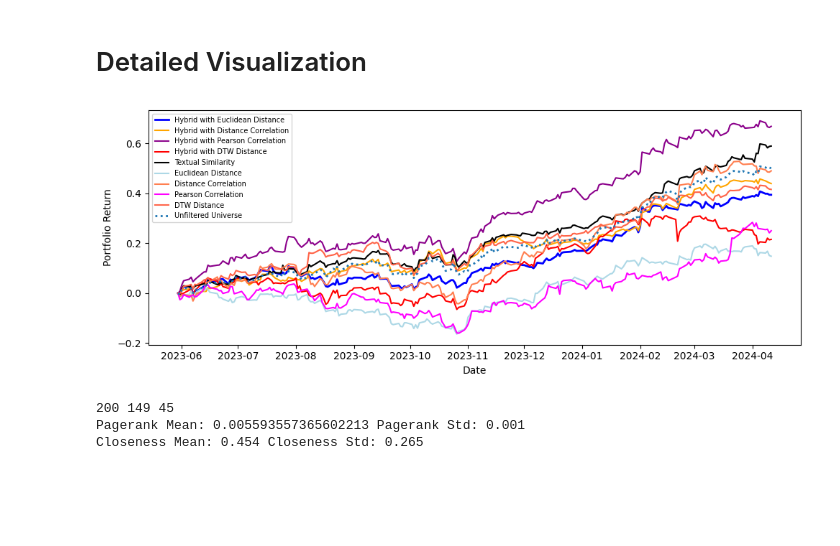
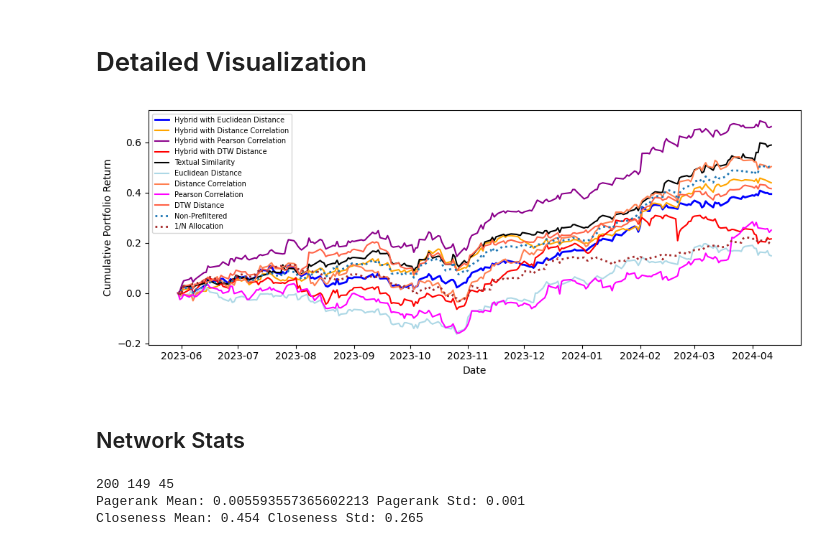
Before and after one commit to asarm/InUCoN, a Jupyter notebook: allocation_test_usa.ipynb, the cells around one changed output. Cells and saved outputs as stored; diff of their text form; code cells hidden in the pictures; blank space fills up the shorter version.

```diff
--- a/allocation_test_usa.ipynb
+++ b/allocation_test_usa.ipynb
@@ -15,23 +12,30 @@ def get_filtered_universe(preparer_obj, ts, tx, threshold, snapshot_start_id=0,
     preparer_obj.calculate_similarity_matrix(node_count=200, snapshot_start_id=snapshot_start_id, snapshot_end_id=snapshot_end_id)
     preparer_obj.calculate_final_communes()
     node_metrics = preparer_obj.calculate_node_metrics()
-    node_metrics["stock"] = preparer.stock2id.index
+    node_metrics["stock"] = preparer_obj.stock2id.index
 
-    centrality_threshold = node_metrics.centrality.mean()
-    investment_universe = node_metrics.reset_index()[(node_metrics.centrality < centrality_threshold)]
+    # centrality_threshold = node_metrics.centrality.mean()
+    # investment_universe = node_metrics.reset_index()[(node_metrics.centrality < centrality_threshold)]
+
+    investment_universe = node_metrics.reset_index()
     pagerank_threshold = investment_universe.pagerank.mean() + investment_universe.pagerank.std() / 2
     investment_universe = investment_universe[(investment_universe.pagerank > pagerank_threshold)]
 
     return investment_universe.stock
 # %%
 iteration_count = 5
-
+'''
 allocation_results = {
                       "pearson": {"path": "calculated_data/historical_ts_sim_pearson.pkl"},
                       "dist_corr": {"path": "calculated_data/historical_ts_sim_distCorr.pkl"},
                       "euclidean": {"path": "calculated_data/historical_ts_sim.pkl"},
                       "dtw": {"path": "calculated_data/historical_ts_sim_dtw.pkl"}
                       }
+'''
+allocation_results = {
+                      "pearson": {"path": "calculated_data/historical_ts_sim_pearson.pkl"}
+                      }
+'''
 hybrid_weights = {
     "dist_corr": [0.55, 0.45, 0.35], # ts, tx, threshold
     "pearson": [0.45, 0.55, 0.3],
@@ -39,6 +43,11 @@ hybrid_weights = {
     "euclidean": [0.35, 0.65, 0.25]
 }
 combinations = [{"id":0, "ts": 0.55, "tx": 0.45}, {"id":1, "ts": 0.0, "tx": 1.0}, {"id":2, "ts": 1.0, "tx": 0.0}]
+'''
+hybrid_weights = {
+    "pearson": [0.45, 0.55, 0.3],
+}
+combinations = [{"id":0, "ts": 0.55, "tx": 0.45}]
 
 preparer = DataPreparer(
         data_path="cold_data/description_vectors.pkl",
@@ -121,3 +142,10 @@ print("Return:", mean_variance_return[0])
 # %% [output]
 You must convert self.cov to a positive definite matrix
 Return: 0.5007765461220697
+# %%
+nOptim = pd.DataFrame()
+nOptim.index = preparer.stockData.columns
+nOptim["weights"] = 1/len(nOptim.index)
+# %%
+nOptimResult = allocator.calculate_cumulative_return(nOptim, stockData=preparer.stockData, startDate=trade_start_date)
+print("Return:", nOptimResult[0])
@@ -150,27 +180,30 @@ data_index = [datetime.datetime.strptime(date, '%Y-%m-%d') for date in data_inde
 # %%
 # Plot 1
 plt.figure(figsize=(10, 4))
 plt.plot(pd.Series(np.mean(allocation_results["euclidean"][0], axis=0), index=data_index), label="Hybrid with Euclidean Distance", color="blue",  linewidth=2)
 plt.plot(pd.Series(np.mean(allocation_results["dist_corr"][0], axis=0), index=data_index), label="Hybrid with Distance Correlation", color="orange")
 plt.plot(pd.Series(np.mean(allocation_results["pearson"][0], axis=0), index=data_index), label="Hybrid with Pearson Correlation", color="darkmagenta")
 plt.plot(pd.Series(np.mean(allocation_results["dtw"][0], axis=0), index=data_index), label="Hybrid with DTW Distance", color="red")
 plt.plot(pd.Series(np.mean(allocation_results["euclidean"][1], axis=0), index=data_index), label="Textual Similarity", color="black")
 
 plt.plot(pd.Series(np.mean(allocation_results["euclidean"][2], axis=0), index=data_index), label="Euclidean Distance", color="lightblue")
 plt.plot(pd.Series(np.mean(allocation_results["dist_corr"][2], axis=0), index=data_index), label="Distance Correlation", color="coral")
 plt.plot(pd.Series(np.mean(allocation_results["pearson"][2], axis=0), index=data_index), label="Pearson Correlation", color="magenta")
 plt.plot(pd.Series(np.mean(allocation_results["dtw"][2], axis=0), index=data_index), label="DTW Distance", color="tomato")
 
-plt.plot(pd.Series(mean_variance_return[1], index=data_index), label="Unfiltered Universe", linestyle="dotted", linewidth=2)
+plt.plot(pd.Series(mean_variance_return[1], index=data_index), label="Non-Prefiltered", linestyle="dotted", linewidth=2)
+plt.plot(pd.Series(nOptimResult[1], index=data_index), label="1/N Allocation", linestyle="dotted", linewidth=2, color="brown")
 
 plt.xlabel('Date')
-plt.ylabel("Portfolio Return")
+plt.ylabel("Cumulative Portfolio Return")
 plt.legend(prop={'size': 7})
 
 plt.tight_layout()
 plt.savefig('portfolio_returns_combined.png', dpi=300, bbox_inches='tight')
 # %% [output]
-[figure, old version]
+[figure, new version]
+# %% [markdown]
+## Network Stats
 # %%
 preparer = DataPreparer(
         data_path="cold_data/description_vectors.pkl",
```
Also changed, not shown: parts of 12 cells of this notebook, 18 other files.
